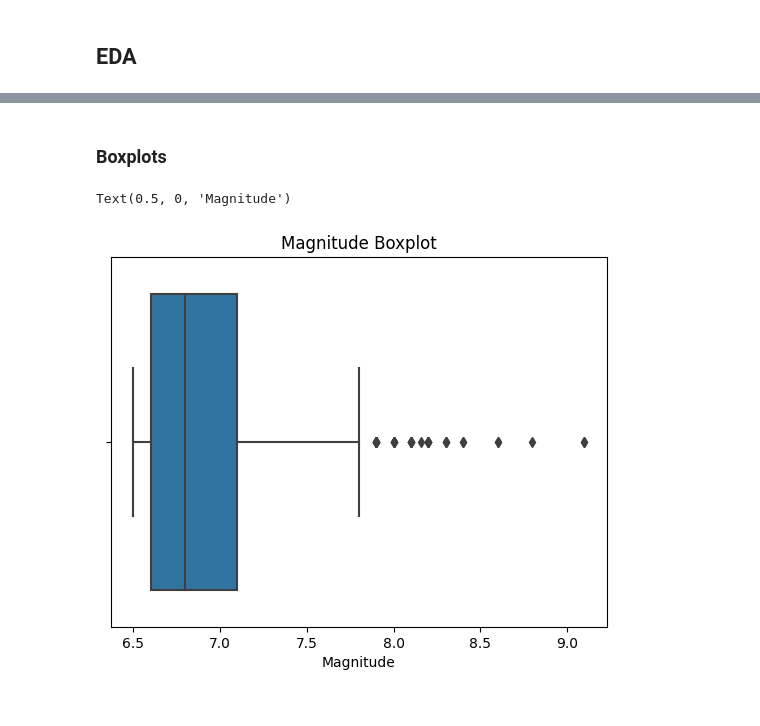
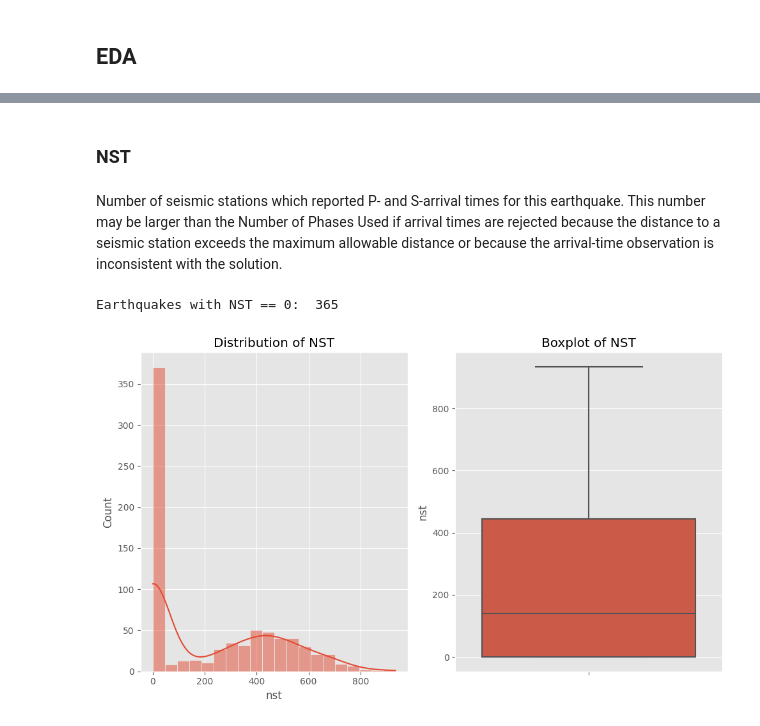
Before and after one commit to LuisMongeB/Earthquake-Alert-Prediction, a Jupyter notebook: eda.ipynb, the cells around one changed output, grey strips where cells are left out. Saved outputs shown, nothing was run; the diff lists cells and outputs as text; code cells hidden in the pictures.

```diff
--- a/eda.ipynb
+++ b/eda.ipynb
@@ -156,9 +223,22 @@ sns.heatmap(quakes.corr(), annot=True)
 # %% [markdown]
-### Boxplots
+### NST
-# %%
-plt.title("Magnitude Boxplot")
-sns.boxplot(data=quakes, x='magnitude')
-plt.xlabel("Magnitude")
-# %% [output]
-Text(0.5, 0, 'Magnitude')
-[figure, removed]
+# %% [markdown]
+Number of seismic stations which reported P- and S-arrival times for this earthquake. This number may be larger than the Number of Phases Used if arrival times are rejected because the distance to a seismic station exceeds the maximum allowable distance or because the arrival-time observation is inconsistent with the solution.
+# %%
+print("Earthquakes with NST == 0: ",quakes[quakes.nst == 0].shape[0])
+# %% [output]
+Earthquakes with NST == 0:  365
+# %%
+fig, axes = plt.subplots(ncols=2, figsize=(10,6))
+
+sns.histplot(data=quakes, x='nst', bins=20, kde=True, ax=axes[0])
+axes[0].set_title('Distribution of NST')
+
+sns.boxplot(data=quakes, y='nst', ax=axes[1])
+axes[1].set_title('Boxplot of NST')
+
+plt.tight_layout()
+
+plt.show()
+# %% [output]
+[figure, added]
```
Also changed, not shown: parts of 49 cells of this notebook.
